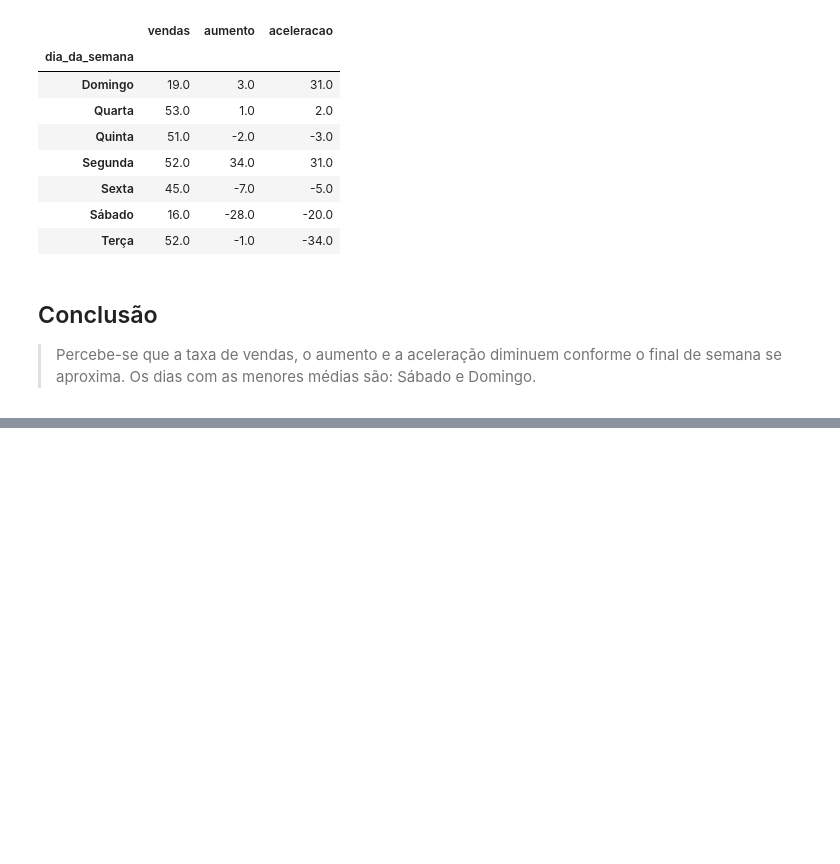
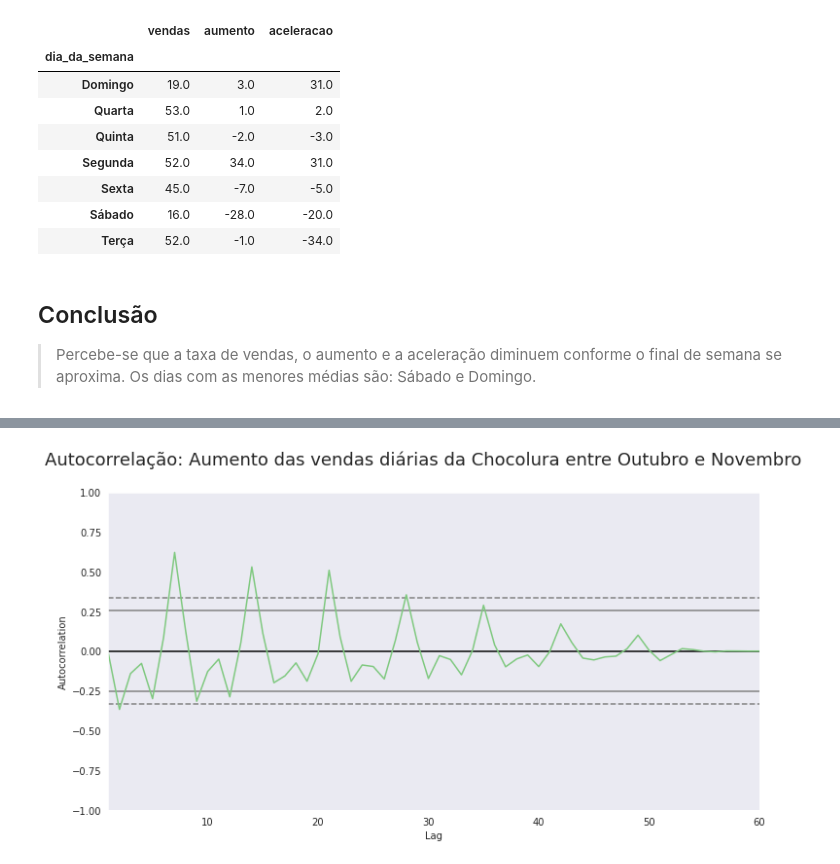
Before and after one commit to strawndri/time-series, a Jupyter notebook: time_series.ipynb, the cells around one changed output, grey strips where cells are left out. Cells and saved outputs as stored; diff of their text form; code cells hidden in the pictures; blank space fills up the shorter version.

```diff
--- a/time_series.ipynb
+++ b/time_series.ipynb
@@ -369,0 +385,5 @@ vendas_agrupadas
+# %%
+autocorrelacao('Autocorrelação: Aumento das vendas diárias da Chocolura entre Outubro e Novembro',
+               chocolura_dias, 'aumento', 1)
+# %% [output]
+[figure, added]
```
Also changed, not shown: parts of 5 cells of this notebook.
